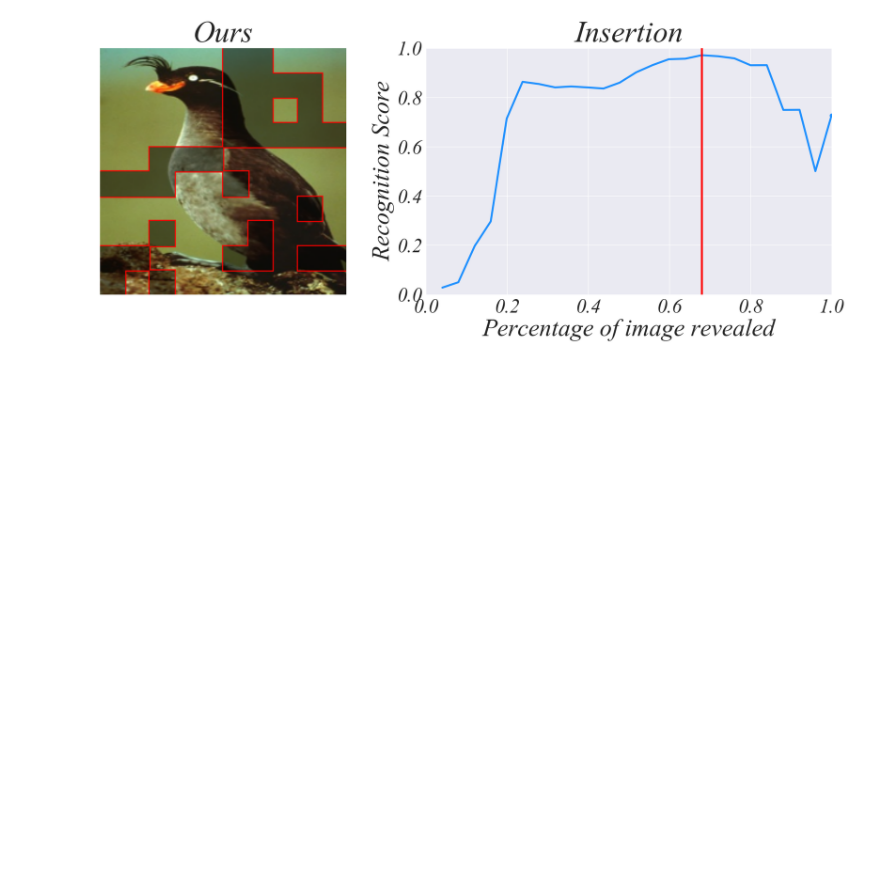
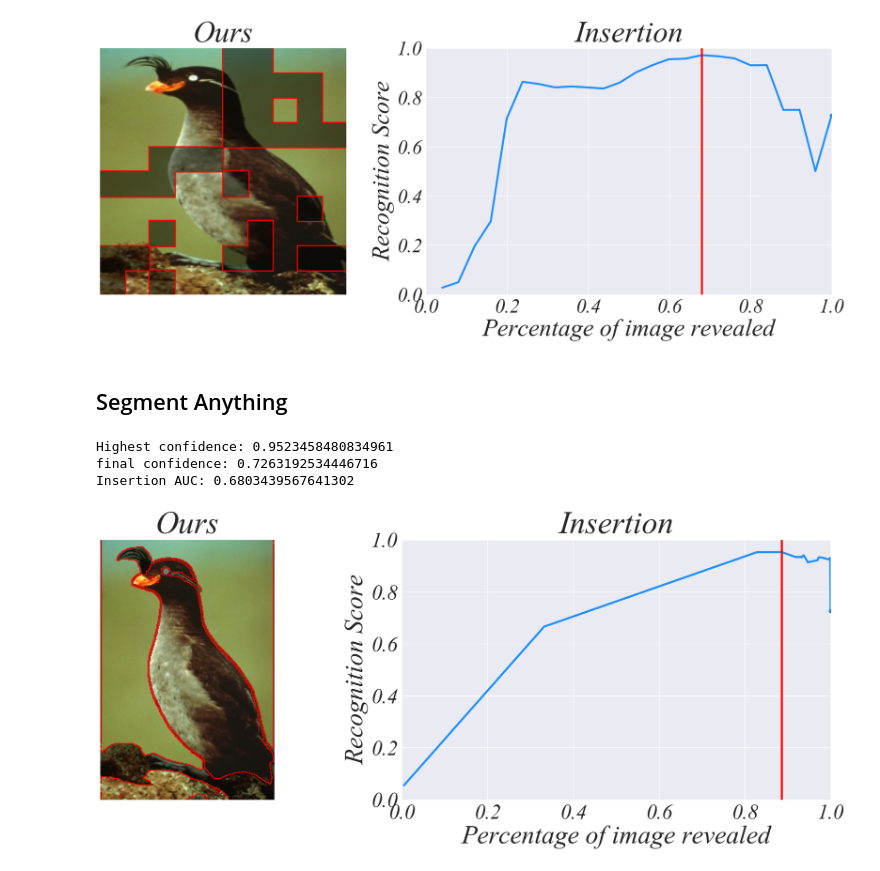
Before and after one commit to RuoyuChen10/SMDL-Attribution, a Jupyter notebook: tutorial-submodular-cub.ipynb, the cells around one changed output. Cells and saved outputs as stored; diff of their text form; code cells hidden in the pictures; blank space fills up the shorter version.

```diff
--- a/tutorial-submodular-cub.ipynb
+++ b/tutorial-submodular-cub.ipynb
@@ -103,7 +104,7 @@ def visualization(image, submodular_image_set, saved_json_file):
     insertion_ours_images_input_results = np.array(saved_json_file["consistency_score"])
 
     ours_best_index = np.argmax(insertion_ours_images_input_results)
-    x = [(insertion_ours_image.sum(-1)!=0).sum() / (224 * 224) for insertion_ours_image in insertion_ours_images]
+    x = [(insertion_ours_image.sum(-1)!=0).sum() / (image.shape[0] * image.shape[1]) for insertion_ours_image in insertion_ours_images]
     i = len(x)
 
     fig, [ax2, ax3] = plt.subplots(1,2, gridspec_kw = {'width_ratios':[1, 1.5]}, figsize=(24,8))
@@ -233,3 +234,53 @@ Highest confidence: 0.970952033996582
 final confidence: 0.7260107398033142
 Insertion AUC: 0.7236622742419764
 [figure]
+# %% [markdown]
+## Segment Anything
+# %%
+image_path = "examples/Crested_Auklet_0059_794929.jpg"
+image = cv2.imread(image_path)
+# image = cv2.resize(image, (224, 224))
+sam = sam_model_registry["vit_h"](checkpoint="ckpt/pytorch_model/sam_vit_h_4b8939.pth")
+# sam.to("cuda")
+mask_generator = SamAutomaticMaskGenerator(sam, stability_score_thresh=0.2)
+# This use cpu, maybe a little late.
+masks = mask_generator.generate(cv2.cvtColor(image, cv2.COLOR_BGR2RGB))
+# %%
+def processing_sam_concepts(sam_masks, image):
+    """
+    Process the regions divided by SAM to prevent intersection of sub-regions.
+        sam_mask: Masks generated by Segment Anything Model
+    """
+    num = len(sam_masks)
+    mask_sets_V = [mask['segmentation'].astype(np.uint8) for mask in sam_masks]
+
+    for i in range(num-1):
+        for j in range(i+1, num):
+            intersection_region = (mask_sets_V[i] + mask_sets_V[j] == 2).astype(np.uint8)
+            # no intersection region
+            if intersection_region.sum() == 0:
+                continue
+            else:
+                proportion_1 = intersection_region.sum() / mask_sets_V[i].sum()
+                proportion_2 = intersection_region.sum() / mask_sets_V[j].sum()
+                if proportion_1 > proportion_2:
+                    mask_sets_V[j] -= intersection_region
+                else:
+                    mask_sets_V[i] -= intersection_region
+    element_sets_V = []
+    for mask in mask_sets_V:
+        if mask.mean() > 0.0005:
+            element_sets_V.append(image * mask[:,:,np.newaxis])
+    element_sets_V.append(image - np.array(element_sets_V).sum(0).astype(np.uint8))
+
+    return element_sets_V
+# %%
+element_sets_V = processing_sam_concepts(masks, image)
+smdl.k = len(element_sets_V)
+submodular_image, submodular_image_set, saved_json_file = smdl(element_sets_V)
+visualization(image, submodular_image_set, saved_json_file)
+# %% [output]
+Highest confidence: 0.9523458480834961
+final confidence: 0.7263192534446716
+Insertion AUC: 0.6803439567641302
+[figure, added]
```
Also changed, not shown: parts of 2 cells of this notebook, 18 other files.
